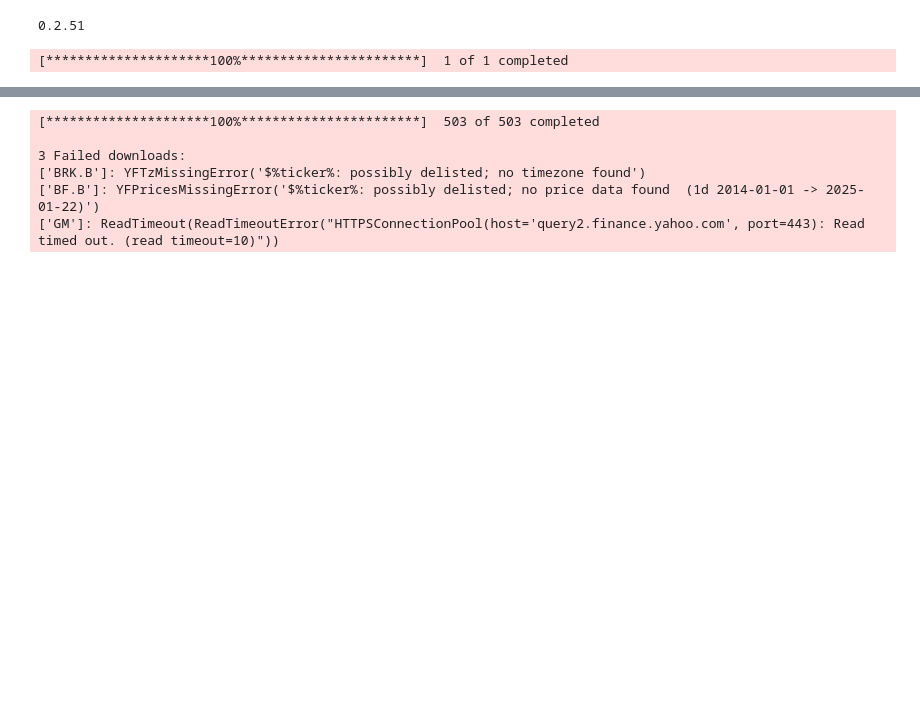
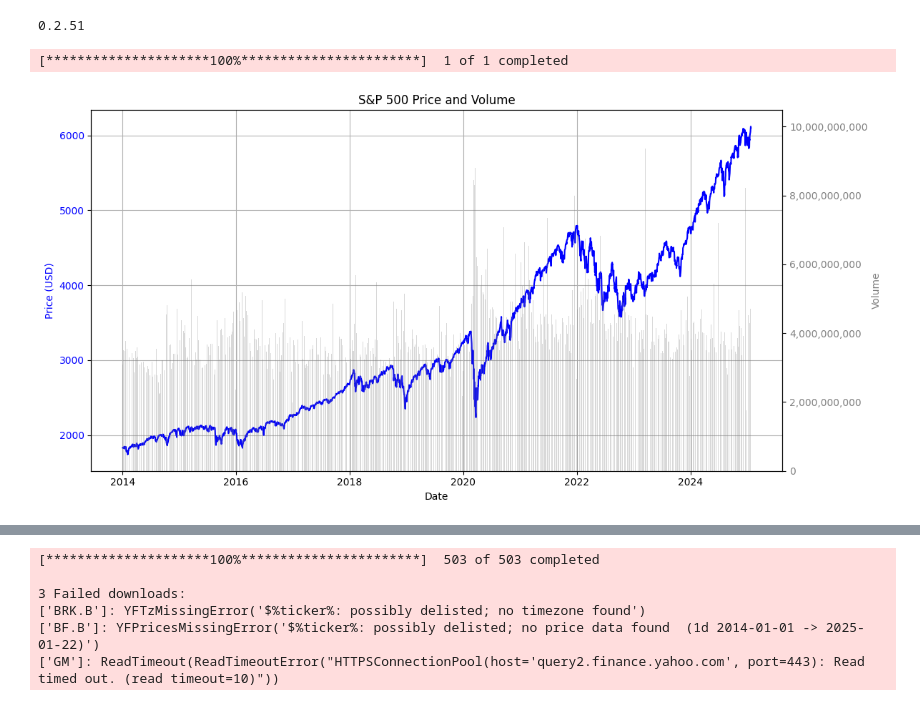
Before and after one commit to casperpriem05/data, a Jupyter notebook: yfinance.ipynb, the cells around one changed output, grey strips where cells are left out. Cells and saved outputs as stored; diff of their text form; code cells hidden in the pictures; blank space fills up the shorter version.

```diff
--- a/yfinance.ipynb
+++ b/yfinance.ipynb
@@ -44,0 +43,20 @@ df['50_MA'] = df['Close'].rolling(window=50).mean() # 50 day moving average, thi
+# %%
+fig, ax1 = plt.subplots(figsize=(12, 6))
+
+ax1.plot(df[('Close', '^GSPC')], color='blue', label='Price')
+ax1.set_xlabel('Date')
+ax1.set_ylabel('Price (USD)', color='blue')
+ax1.tick_params(axis='y', labelcolor='blue')
+ax1.grid(True)
+
+ax2 = ax1.twinx()
+ax2.bar(df.index, df[('Volume', '^GSPC')], color='gray', alpha=0.3, label='Volume')
+ax2.set_ylabel('Volume', color='gray')
+ax2.tick_params(axis='y', labelcolor='gray')
+ax2.yaxis.set_major_formatter(plt.FuncFormatter(lambda x, p: format(int(x), ',')))
+
+plt.title('S&P 500 Price and Volume')
+plt.tight_layout()
+plt.show()
+# %% [output]
+[figure, added]
```
Also changed, not shown: parts of 6 cells of this notebook.
